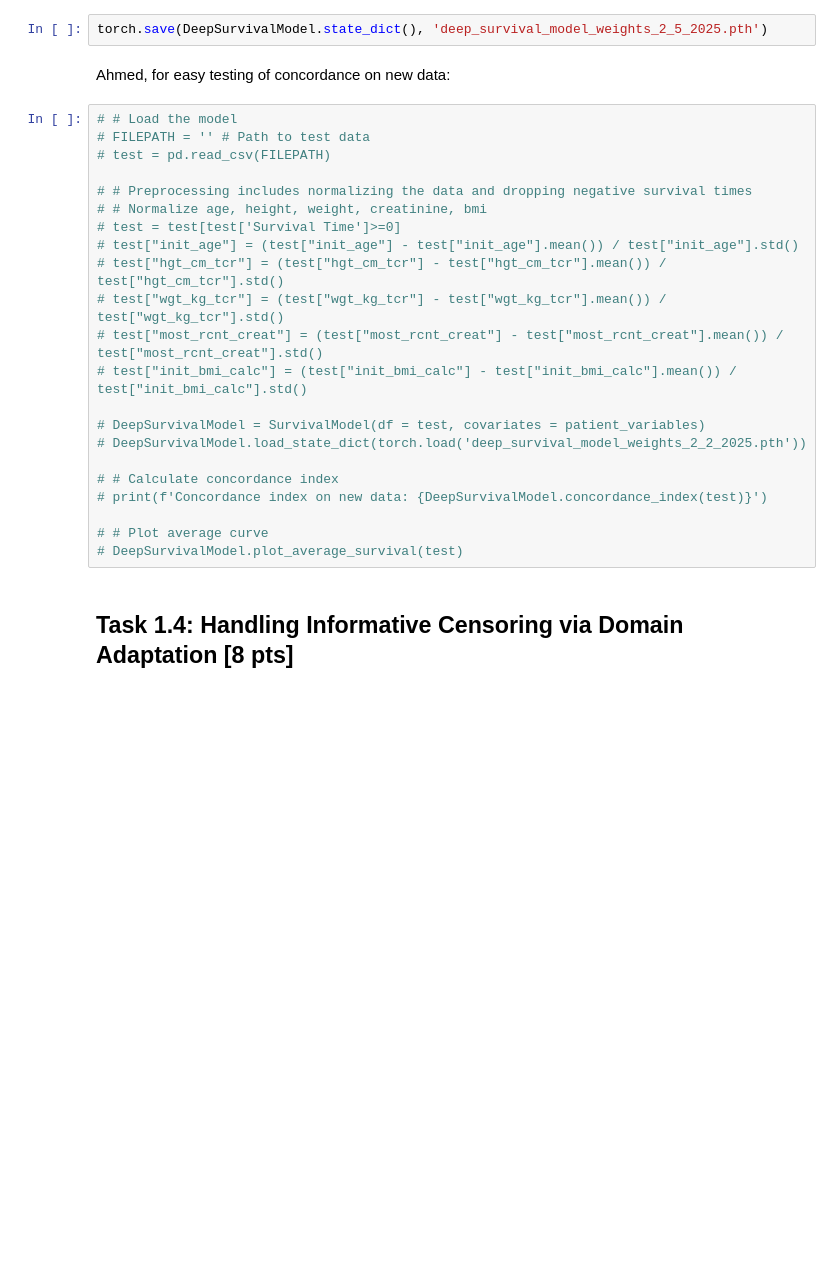
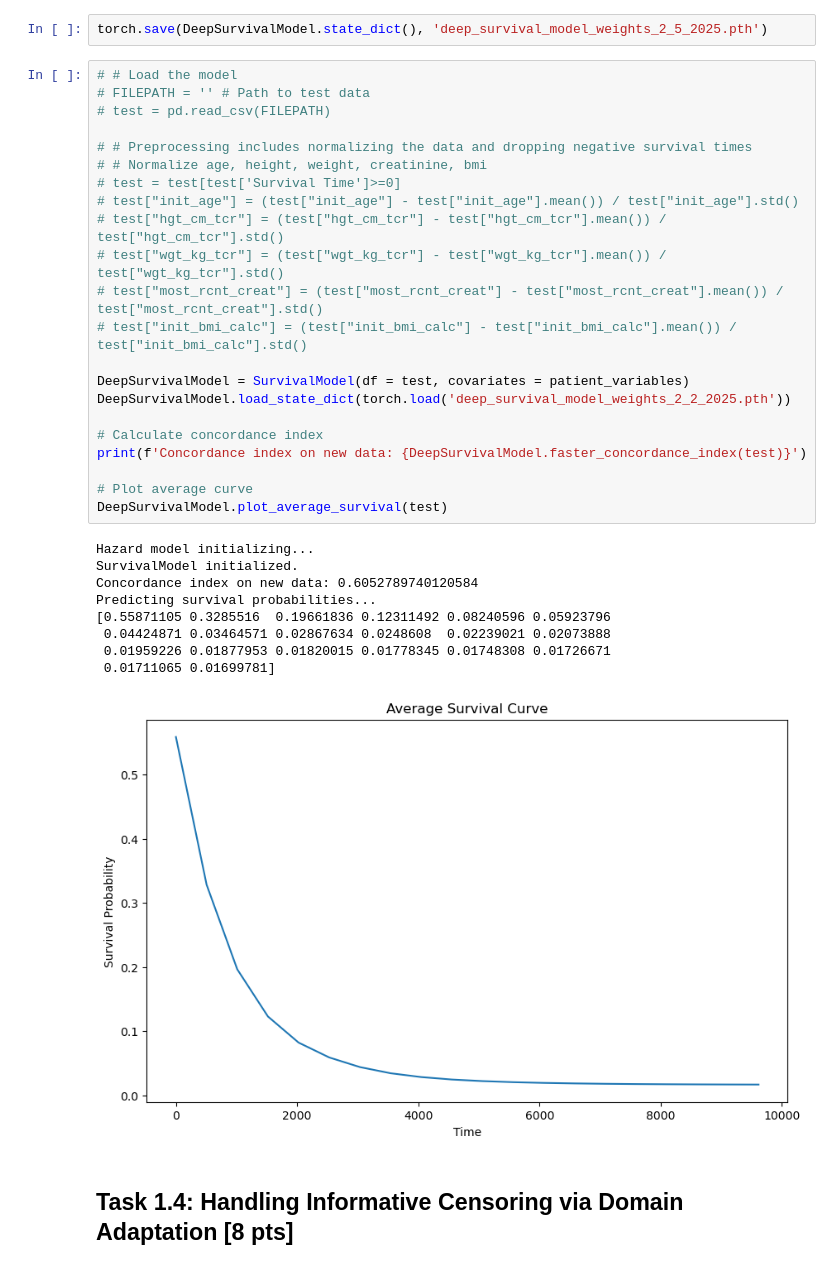
Before and after one commit to frances-dean/cph-200b, a Jupyter notebook: Proiect 1/Dean_PSet1_CPH200B.ipynb, the cells around one changed output. Cells and saved outputs as stored; diff of their text form; blank space fills up the shorter version.

```diff
--- a/Proiect 1/Dean_PSet1_CPH200B.ipynb
+++ b/Proiect 1/Dean_PSet1_CPH200B.ipynb
@@ -500,29 +497,37 @@ Predicting survival probabilities...
 # %%
 torch.save(DeepSurvivalModel.state_dict(), 'deep_survival_model_weights_2_5_2025.pth')
-# %% [markdown]
-Ahmed, for easy testing of concordance on new data:
 # %%
 # # Load the model
 # FILEPATH = '' # Path to test data
 # test = pd.read_csv(FILEPATH)
 
 # # Preprocessing includes normalizing the data and dropping negative survival times
 # # Normalize age, height, weight, creatinine, bmi
 # test = test[test['Survival Time']>=0]
 # test["init_age"] = (test["init_age"] - test["init_age"].mean()) / test["init_age"].std()
 # test["hgt_cm_tcr"] = (test["hgt_cm_tcr"] - test["hgt_cm_tcr"].mean()) / test["hgt_cm_tcr"].std()
 # test["wgt_kg_tcr"] = (test["wgt_kg_tcr"] - test["wgt_kg_tcr"].mean()) / test["wgt_kg_tcr"].std()
 # test["most_rcnt_creat"] = (test["most_rcnt_creat"] - test["most_rcnt_creat"].mean()) / test["most_rcnt_creat"].std()
 # test["init_bmi_calc"] = (test["init_bmi_calc"] - test["init_bmi_calc"].mean()) / test["init_bmi_calc"].std()
 
-# DeepSurvivalModel = SurvivalModel(df = test, covariates = patient_variables)
-# DeepSurvivalModel.load_state_dict(torch.load('deep_survival_model_weights_2_2_2025.pth'))
+DeepSurvivalModel = SurvivalModel(df = test, covariates = patient_variables)
+DeepSurvivalModel.load_state_dict(torch.load('deep_survival_model_weights_2_2_2025.pth'))
 
-# # Calculate concordance index
-# print(f'Concordance index on new data: {DeepSurvivalModel.concordance_index(test)}')
+# Calculate concordance index
+print(f'Concordance index on new data: {DeepSurvivalModel.faster_concordance_index(test)}')
 
-# # Plot average curve
-# DeepSurvivalModel.plot_average_survival(test)
+# Plot average curve
+DeepSurvivalModel.plot_average_survival(test)
+# %% [output]
+Hazard model initializing...
+SurvivalModel initialized.
+Concordance index on new data: 0.6052789740120584
+Predicting survival probabilities...
+[0.55871105 0.3285516  0.19661836 0.12311492 0.08240596 0.05923796
+ 0.04424871 0.03464571 0.02867634 0.0248608  0.02239021 0.02073888
+ 0.01959226 0.01877953 0.01820015 0.01778345 0.01748308 0.01726671
+ 0.01711065 0.01699781]
+[figure, added]
 # %% [markdown]
 ## Task 1.4: Handling Informative Censoring via Domain Adaptation [8 pts]
 # %% [markdown]
```
Also changed, not shown: parts of 13 cells of this notebook, 2 other files.
